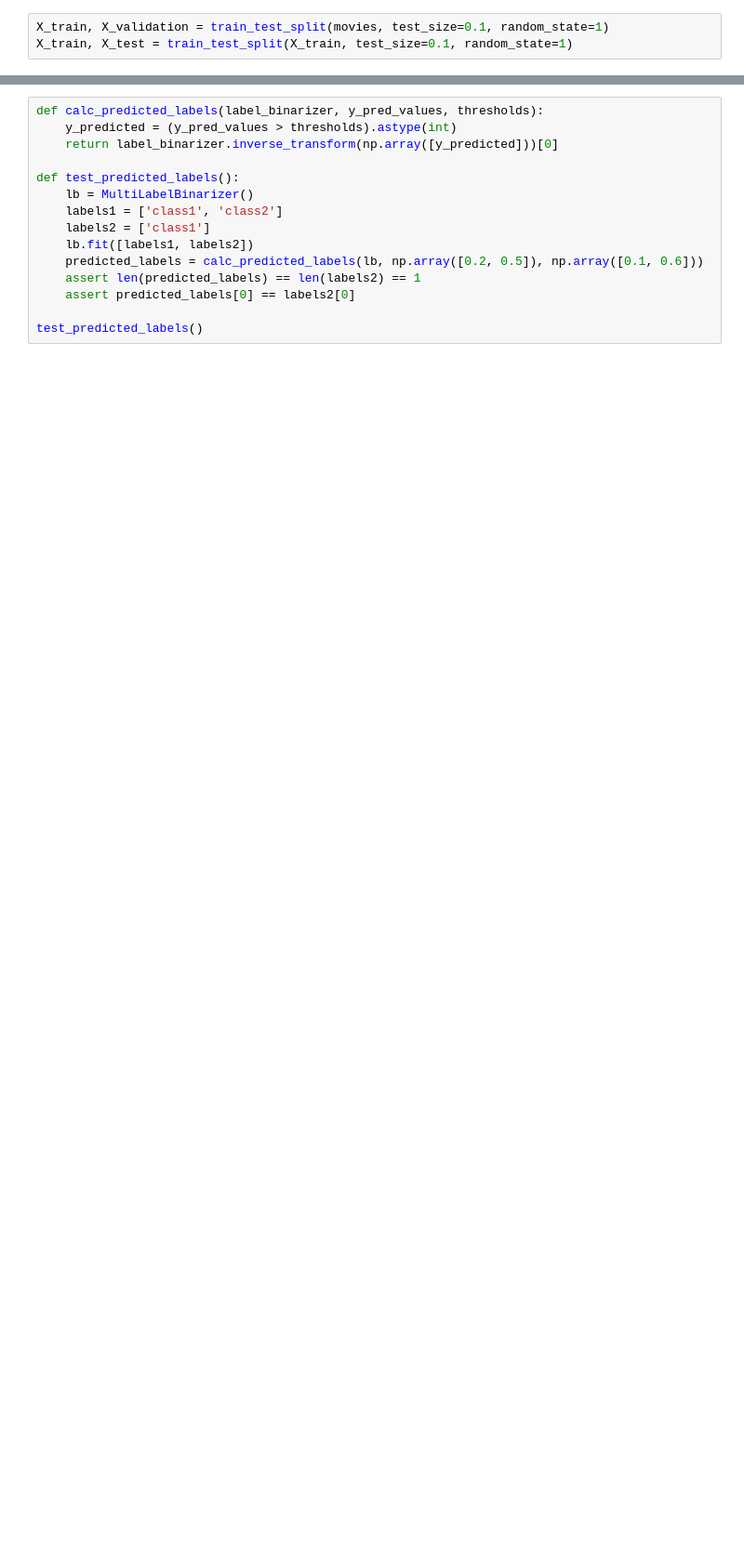
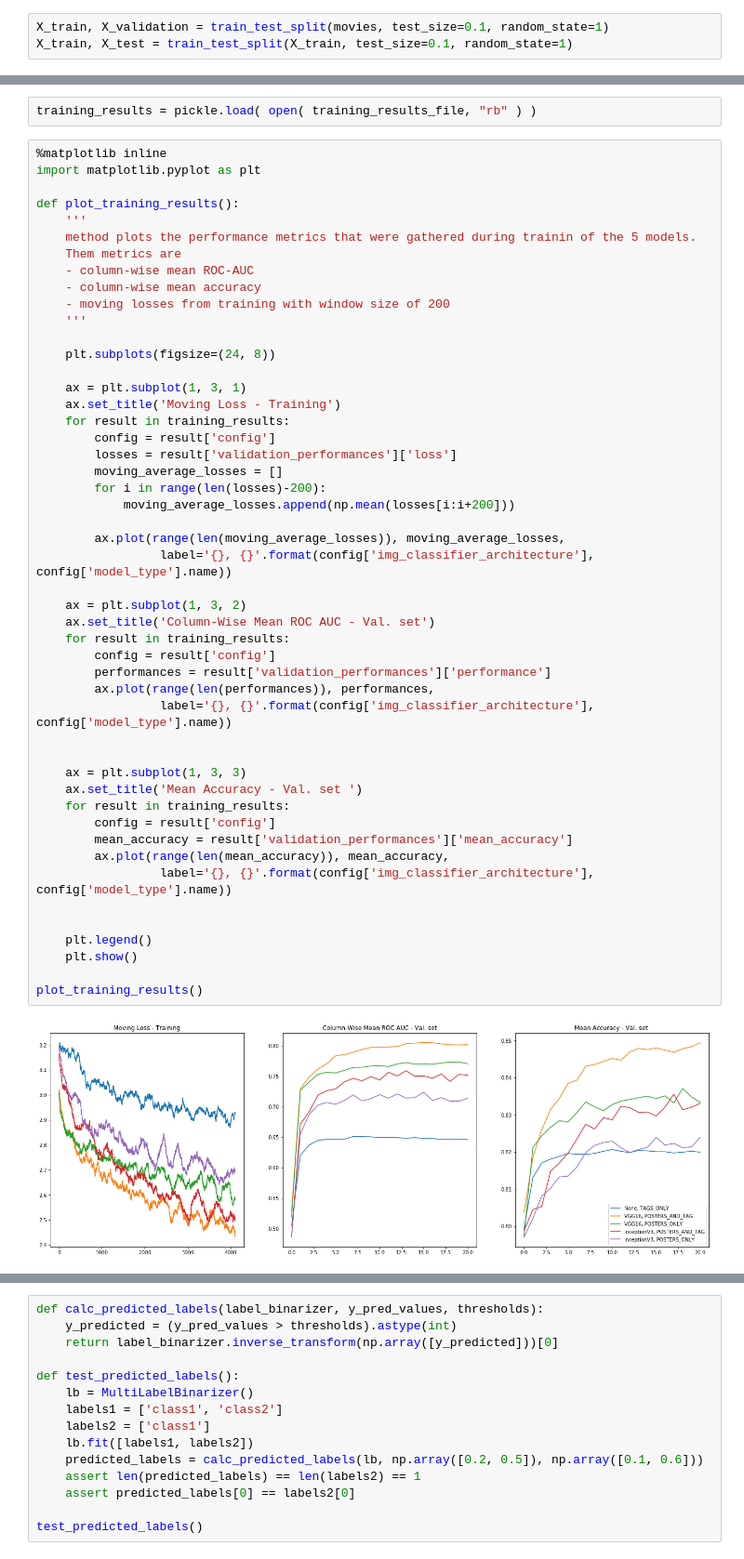
Before and after one commit to borttrob/movie-genre-ml, a Jupyter notebook: Training.ipynb, the cells around one changed output, grey strips where cells are left out. Shown at 93% size. Drawn from its saved outputs; the diff is of its cells as text; blank space fills up the shorter version.

```diff
--- a/Training.ipynb
+++ b/Training.ipynb
@@ -373,0 +493,53 @@ Performance: 0.775249709457181, Mean Accuracy: 0.7165794481446242
+# %%
+training_results = pickle.load( open( training_results_file, "rb" ) )
+# %%
+%matplotlib inline
+import matplotlib.pyplot as plt
+
+def plot_training_results():
+    '''
+    method plots the performance metrics that were gathered during trainin of the 5 models.
+    Them metrics are
+    - column-wise mean ROC-AUC
+    - column-wise mean accuracy
+    - moving losses from training with window size of 200
+    '''
+
+    plt.subplots(figsize=(24, 8))
+
+    ax = plt.subplot(1, 3, 1)
+    ax.set_title('Moving Loss - Training')
+    for result in training_results:
+        config = result['config']
+        losses = result['validation_performances']['loss']
+        moving_average_losses = []
+        for i in range(len(losses)-200):
+            moving_average_losses.append(np.mean(losses[i:i+200]))
+
+        ax.plot(range(len(moving_average_losses)), moving_average_losses,
+                 label='{}, {}'.format(config['img_classifier_architecture'], config['model_type'].name))
+
+    ax = plt.subplot(1, 3, 2)
+    ax.set_title('Column-Wise Mean ROC AUC - Val. set')
+    for result in training_results:
+        config = result['config']
+        performances = result['validation_performances']['performance']
+        ax.plot(range(len(performances)), performances,
+                 label='{}, {}'.format(config['img_classifier_architecture'], config['model_type'].name))
+
+
+    ax = plt.subplot(1, 3, 3)
+    ax.set_title('Mean Accuracy - Val. set ')
+    for result in training_results:
+        config = result['config']
+        mean_accuracy = result['validation_performances']['mean_accuracy']
+        ax.plot(range(len(mean_accuracy)), mean_accuracy,
+                 label='{}, {}'.format(config['img_classifier_architecture'], config['model_type'].name))
+
+
+    plt.legend()
+    plt.show()
+
+plot_training_results()
+# %% [output]
+[figure, added]
```
Also changed, not shown: parts of 41 cells of this notebook, 24 other files.
